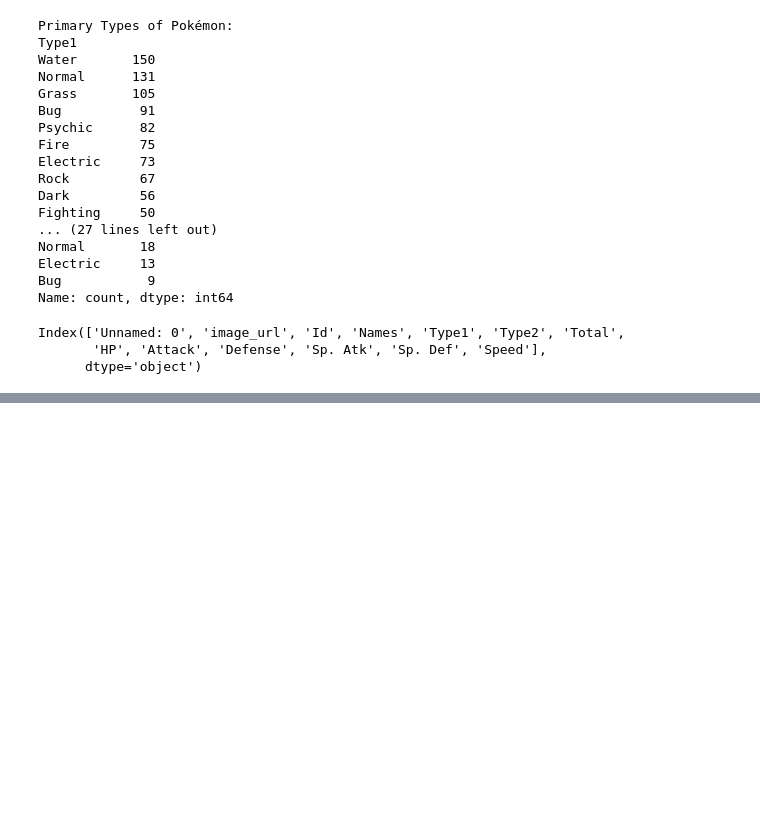
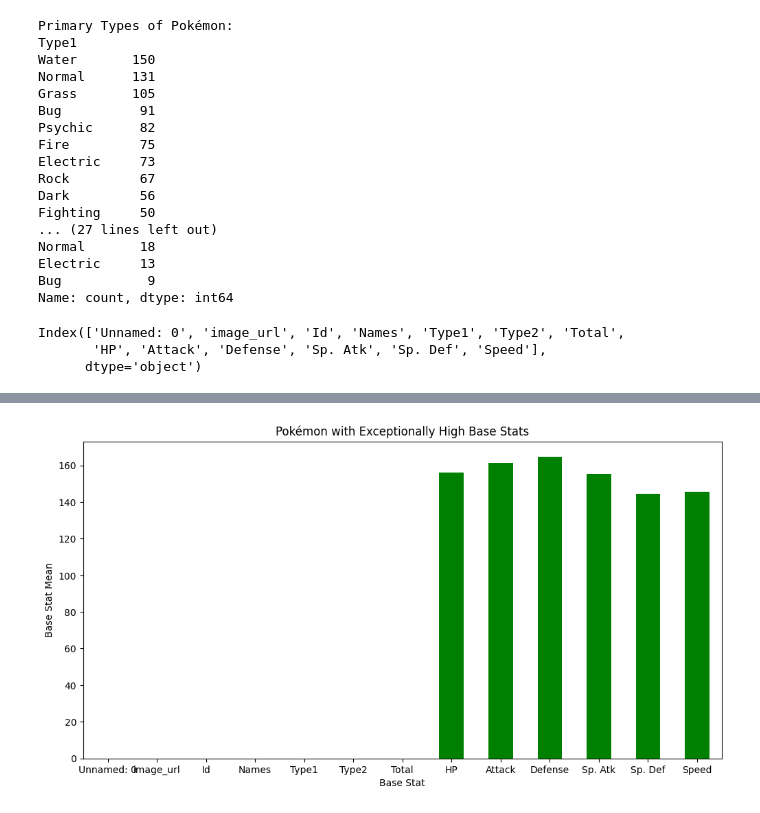
Before and after one commit to jerrymusaga/pokemon, a Jupyter notebook: pokemon.ipynb, the cells around one changed output, grey strips where cells are left out. Drawn from its saved outputs; the diff is of its cells as text; code cells hidden in the pictures; blank space fills up the shorter version.

Commit message:
check pokemon with high base and low base stats

```diff
--- a/pokemon.ipynb
+++ b/pokemon.ipynb
@@ -201,0 +202,18 @@ plt.show()
+# %%
+# Calculate z-scores for each base stat
+z_scores = (base_stats - base_stats.mean()) / base_stats.std()
+
+# Set the threshold for high and low base stats
+threshold = 2
+
+# Identify Pokémon with exceptionally high or low base stats
+high_stats = df[z_scores > threshold]
+low_stats = df[z_scores < -threshold]
+
+# Print Pokémon with high base stats
+print("Pokémon with Exceptionally High Base Stats:")
+print(high_stats)
+
+# Print Pokémon with low base stats
+print("\nPokémon with Exceptionally Low Base Stats:")
+print(low_stats)
@@ -201,0 +238,11 @@ plt.show()
+# %%
+# Visualize Pokémon with high base stats
+plt.figure(figsize=(12, 6))
+plt.title('Pokémon with Exceptionally High Base Stats')
+high_stats.mean().plot(kind='bar', color='green')
+plt.ylabel('Base Stat Mean')
+plt.xlabel('Base Stat')
+plt.xticks(rotation=0)
+plt.show()
+# %% [output]
+[figure, added]
```
Also changed, not shown: parts of 8 cells of this notebook.
